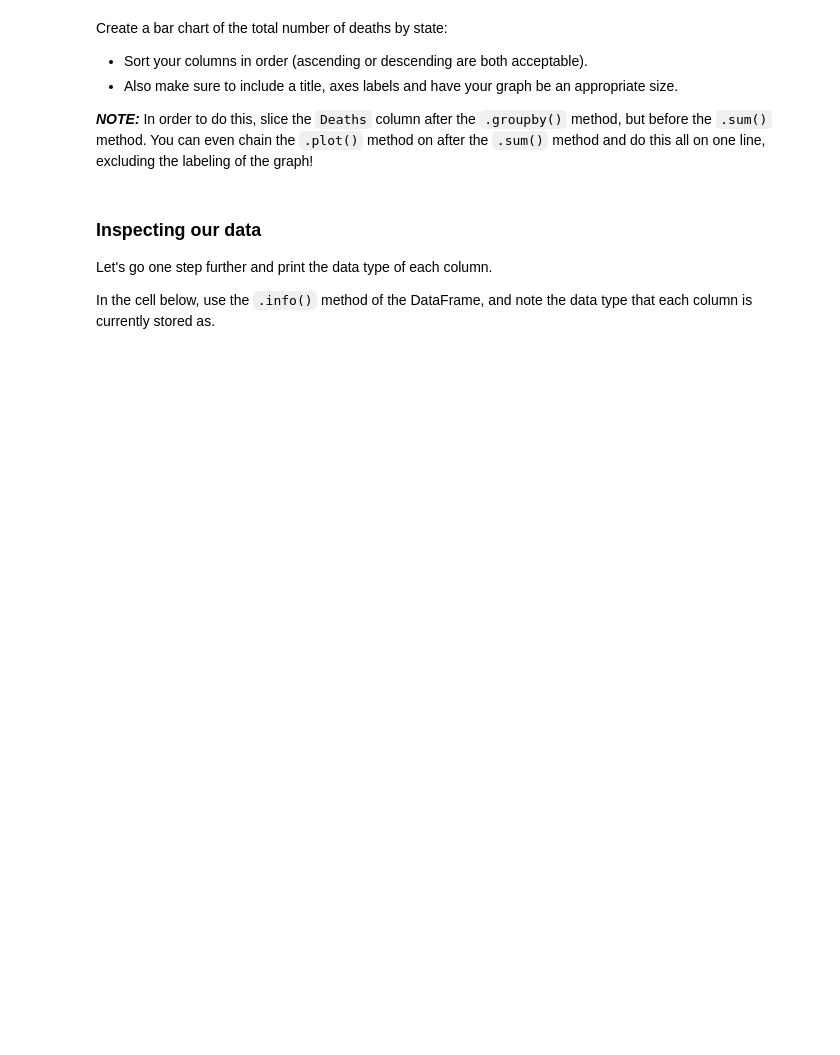
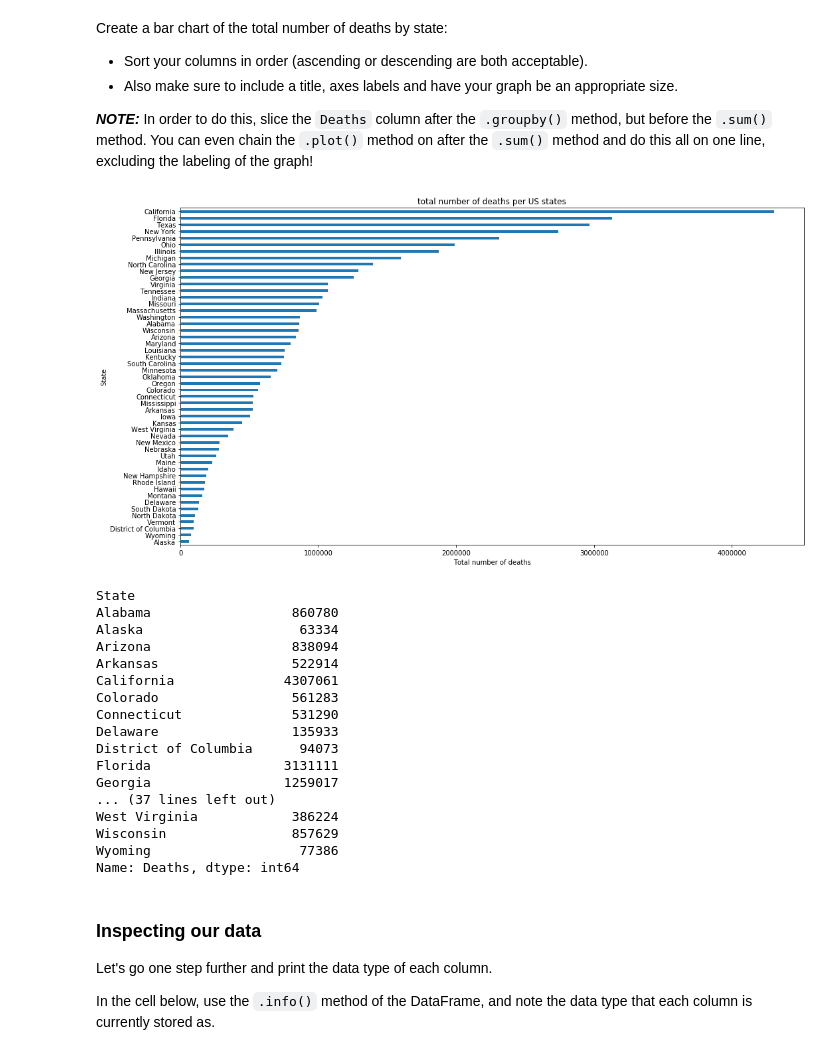
Before and after one commit to poariston/dsc-pivot-tables-pandas-lab-online-ds-pt-120919, a Jupyter notebook: index.ipynb, the cells around one changed output. Saved outputs shown, nothing was run; the diff lists cells and outputs as text; code cells hidden in the pictures; blank space fills up the shorter version.

```diff
--- a/index.ipynb
+++ b/index.ipynb
@@ -29,6 +29,6 @@ import matplotlib.pyplot as plt
 ## Load the data
 The data for this activity is stored in a file called `'causes_of_death.tsv'` which is a somewhat morbid dataset from the center for disease control. Note that the file extension .tsv indicates that this data is formatted slightly differently then the standard .csv, the difference being that it has 'tab separated values' instead of 'comma separated values'. As such, pass in the optional parameter `delimiter='\t'` into the `pd.read_csv()` function.
 # %%
-df = pd.read_csv('causes_of_death.tsv', )
+df = pd.read_csv('causes_of_death.tsv',delimiter='\t' )
 # %% [markdown]
 Now, display the head of the DataFrame to ensure everything loaded correctly.
@@ -62,3 +176,42 @@ Create a bar chart of the total number of deaths by state:
+# %%
+# Your code here
+
+# print(df.groupby('State')['Deaths'].sum())
+# print(len(df.groupby('State')['Deaths'].sum()))
+# print(list(df.groupby('State')['Deaths'])[50])
+
+plt.figure(figsize=(15,8))
+# plt.grid(zorder=0,color='Blue')
+plt.title("total number of deaths per US states")
+plt.xlabel("Total number of deaths")
+plt.ylabel("frequency")
+
+df.groupby('State')['Deaths'].sum().sort_values().plot(kind='barh',edgecolor='White')
+
+plt.tight_layout()
+
+plt.show()
+
+df.groupby('State')['Deaths'].sum()
+# %% [output]
+[figure, added]
+State
+Alabama                  860780
+Alaska                    63334
+Arizona                  838094
+Arkansas                 522914
+California              4307061
+Colorado                 561283
+Connecticut              531290
+Delaware                 135933
+District of Columbia      94073
+Florida                 3131111
+Georgia                 1259017
+... (37 lines left out)
+West Virginia            386224
+Wisconsin                857629
+Wyoming                   77386
+Name: Deaths, dtype: int64
 # %% [markdown]
 ### Inspecting our data
 
```
Also changed, not shown: parts of 32 cells of this notebook.
